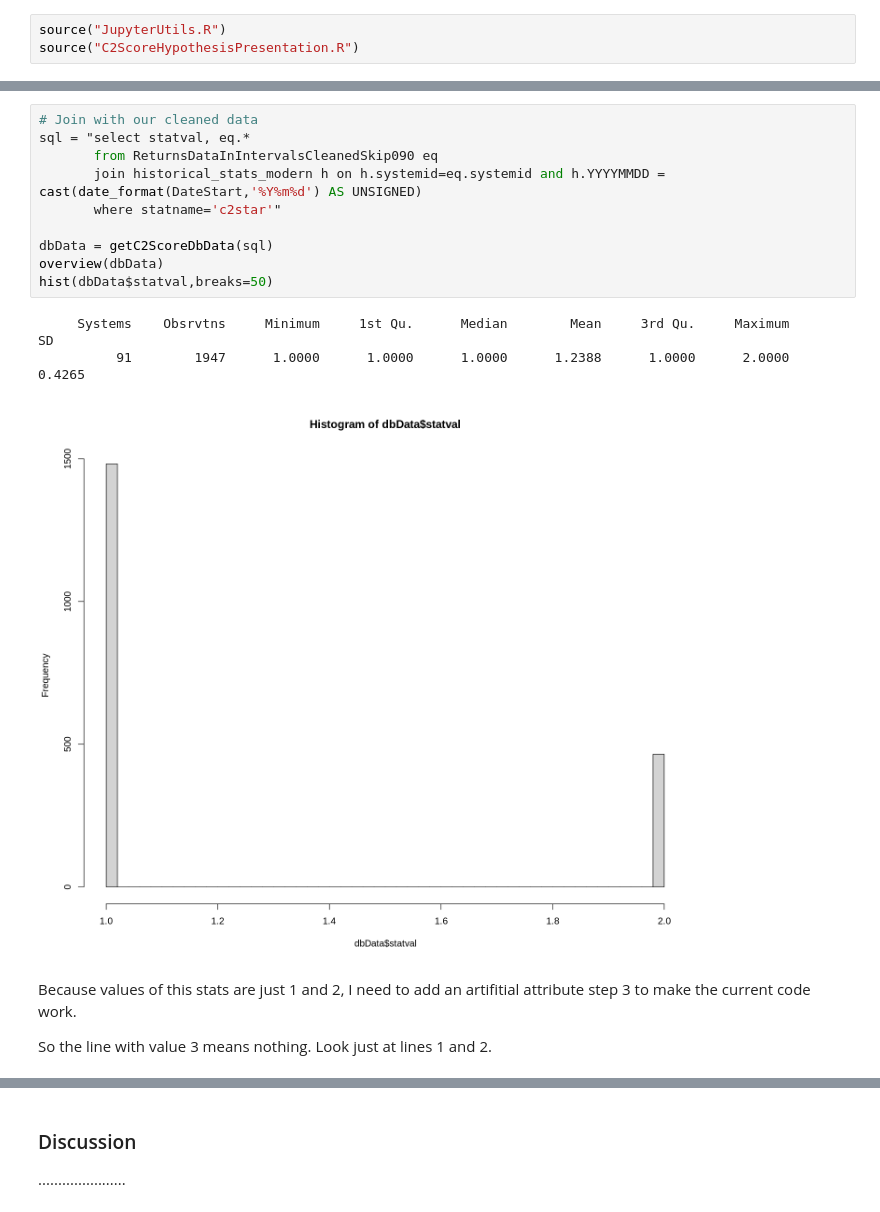
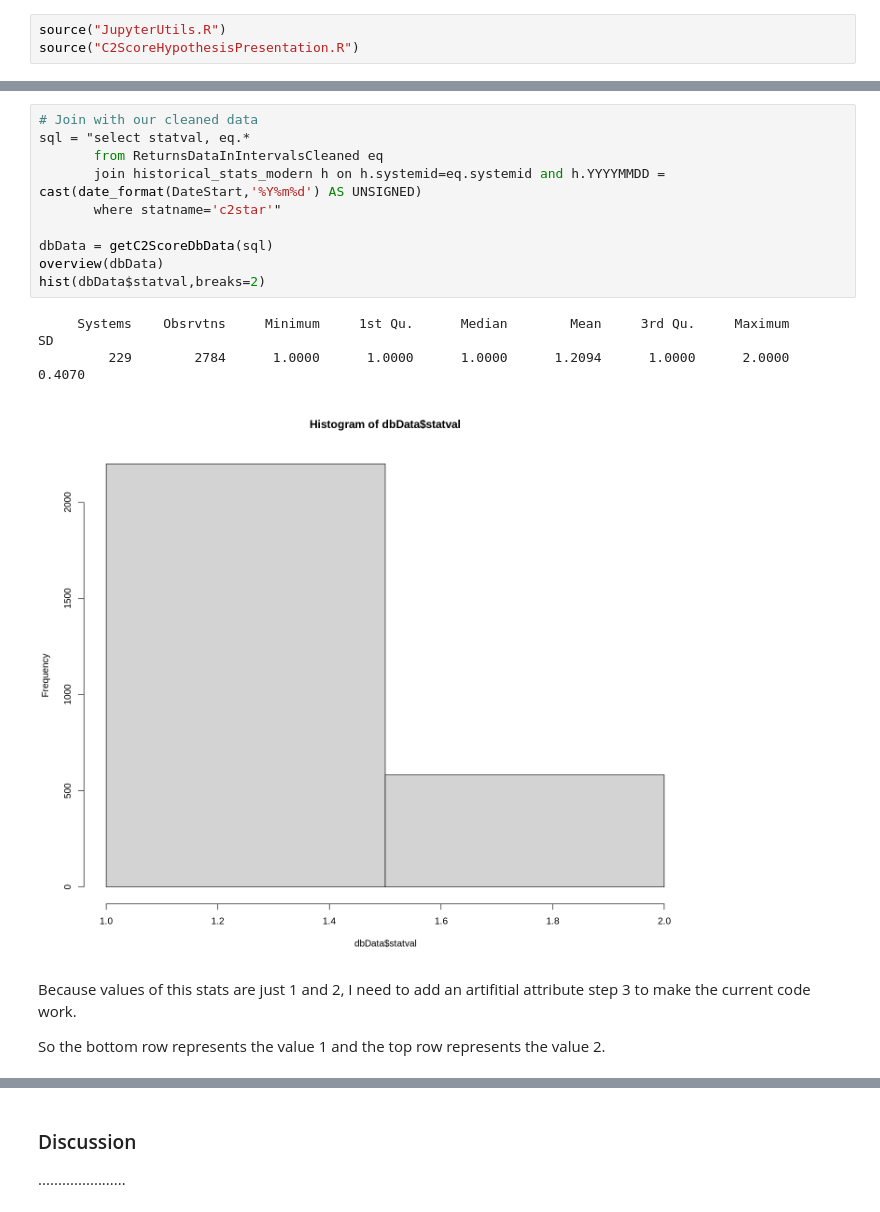
Before and after one commit to collective2/StrategyStats, a Jupyter notebook: Mtrc01_C2Star.ipynb, the cells around one changed output, grey strips where cells are left out. Drawn from its saved outputs; the diff is of its cells as text.

```diff
--- a/Mtrc01_C2Star.ipynb
+++ b/Mtrc01_C2Star.ipynb
@@ -16,21 +16,21 @@ hist(dbData$statval,breaks=50)
 # %%
 # Join with our cleaned data
 sql = "select statval, eq.*
-       from ReturnsDataInIntervalsCleanedSkip090 eq
+       from ReturnsDataInIntervalsCleaned eq
        join historical_stats_modern h on h.systemid=eq.systemid and h.YYYYMMDD = cast(date_format(DateStart,'%Y%m%d') AS UNSIGNED)
        where statname='c2star'"
 
 dbData = getC2ScoreDbData(sql)
 overview(dbData)
-hist(dbData$statval,breaks=50)
+hist(dbData$statval,breaks=2)
 # %% [output]
      Systems    Obsrvtns     Minimum     1st Qu.      Median        Mean     3rd Qu.     Maximum          SD
-          91        1947      1.0000      1.0000      1.0000      1.2388      1.0000      2.0000      0.4265
+         229        2784      1.0000      1.0000      1.0000      1.2094      1.0000      2.0000      0.4070
-[figure, old version]
+[figure, new version]
 # %% [markdown]
 Because values of this stats are just 1 and 2, I need to add an artifitial attribute step 3 to make the current code work.
 
-So the line with value 3 means nothing. Look just at lines 1 and 2.
+So the bottom row represents the value 1 and the top row represents the value 2.
 # %%
 experiment = list(
   name = "C2Star",
```
Also changed, not shown: parts of 7 cells of this notebook, 2 other files.
